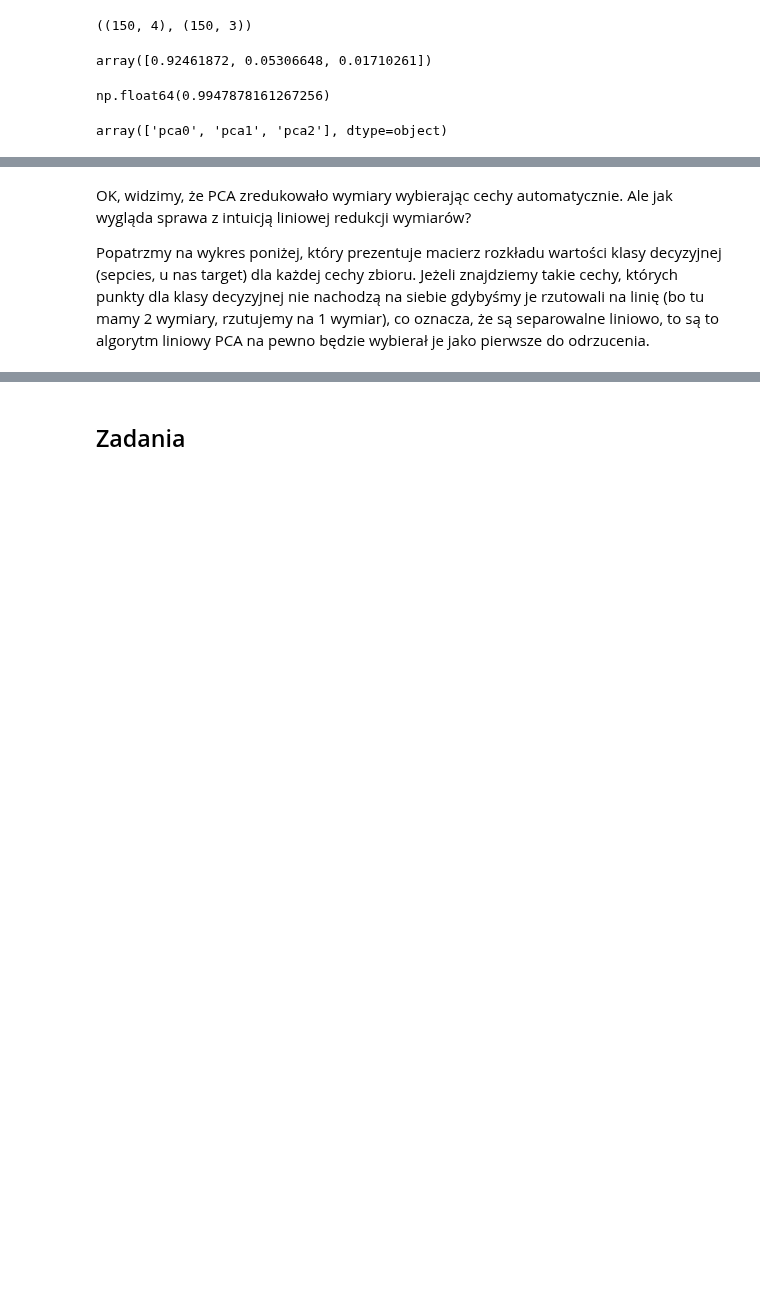
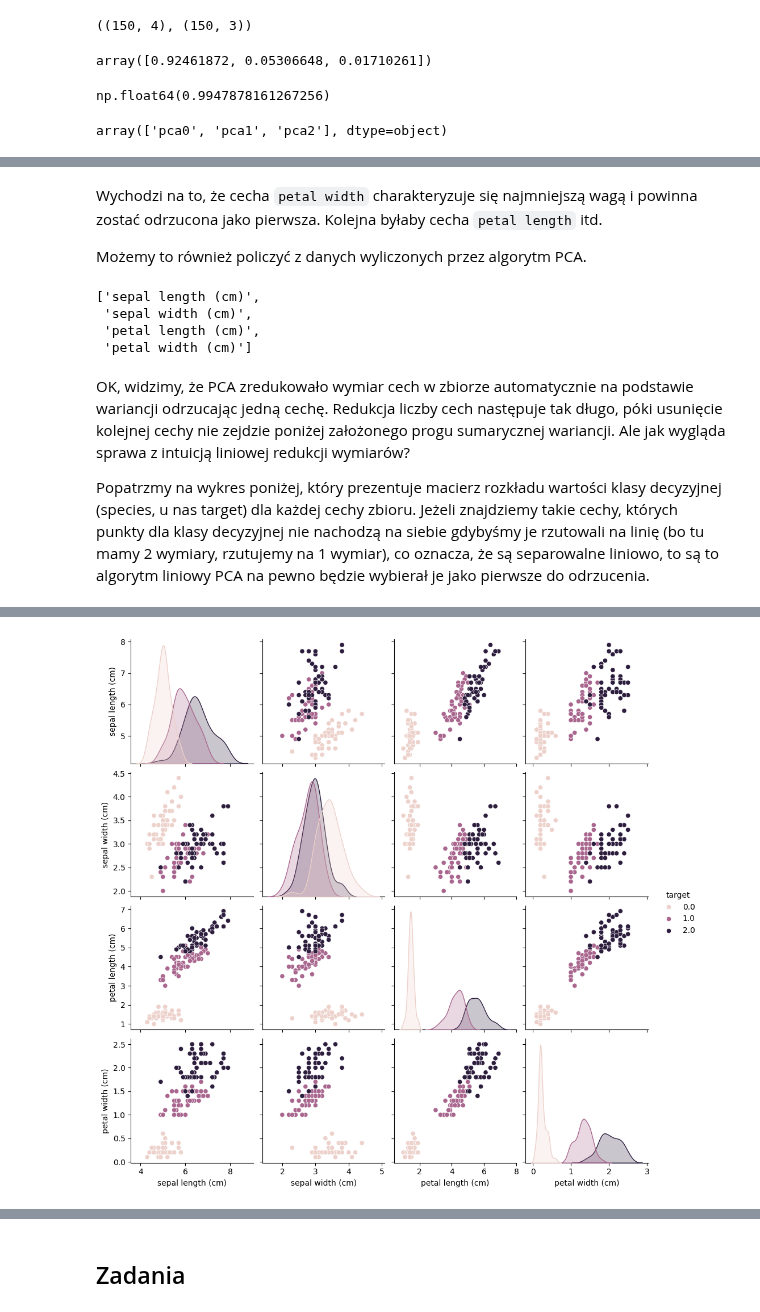
Before and after one commit to hdauharukava/swps-metody-analizy-danych, a Jupyter notebook: lab_11/lab_11.ipynb, the cells around one changed output, grey strips where cells are left out. Cells and saved outputs as stored; diff of their text form; code cells hidden in the pictures; blank space fills up the shorter version.

```diff
--- a/lab_11/lab_11.ipynb
+++ b/lab_11/lab_11.ipynb
@@ -276,0 +307,4 @@ array(['pca0', 'pca1', 'pca2'], dtype=object)
+# %% [markdown]
+Wychodzi na to, że cecha `petal width` charakteryzuje się najmniejszą wagą i powinna zostać odrzucona jako pierwsza. Kolejna byłaby cecha `petal length` itd.
+
+Możemy to również policzyć z danych wyliczonych przez algorytm PCA.
@@ -277,7 +314,14 @@ array(['pca0', 'pca1', 'pca2'], dtype=object)
+# %%
+pca.feature_names_in_[features_order].tolist()
+# %% [output]
+['sepal length (cm)',
+ 'sepal width (cm)',
+ 'petal length (cm)',
+ 'petal width (cm)']
 # %% [markdown]
-OK, widzimy, że PCA zredukowało wymiary wybierając cechy automatycznie. Ale jak wygląda sprawa z intuicją liniowej redukcji wymiarów?
+OK, widzimy, że PCA zredukowało wymiar cech w zbiorze automatycznie na podstawie wariancji odrzucając jedną cechę. Redukcja liczby cech następuje tak długo, póki usunięcie kolejnej cechy nie zejdzie poniżej założonego progu sumarycznej wariancji. Ale jak wygląda sprawa z intuicją liniowej redukcji wymiarów?
 
-Popatrzmy na wykres poniżej, który prezentuje macierz rozkładu wartości klasy decyzyjnej (sepcies, u nas target) dla każdej cechy zbioru. Jeżeli znajdziemy takie cechy, których punkty dla klasy decyzyjnej nie nachodzą na siebie gdybyśmy je rzutowali na linię (bo tu mamy 2 wymiary, rzutujemy na 1 wymiar), co oznacza, że są separowalne liniowo, to są to algorytm liniowy PCA na pewno będzie wybierał je jako pierwsze do odrzucenia.
+Popatrzmy na wykres poniżej, który prezentuje macierz rozkładu wartości klasy decyzyjnej (species, u nas target) dla każdej cechy zbioru. Jeżeli znajdziemy takie cechy, których punkty dla klasy decyzyjnej nie nachodzą na siebie gdybyśmy je rzutowali na linię (bo tu mamy 2 wymiary, rzutujemy na 1 wymiar), co oznacza, że są separowalne liniowo, to są to algorytm liniowy PCA na pewno będzie wybierał je jako pierwsze do odrzucenia.
 # %%
 import plotly.express as px
 
@@ -293,3 +337,11 @@ fig.update_traces(diagonal_visible=False)
 fig.show()
 # %% [output]
 [interactive output not drawn]
+# %%
+# ten sam (niemal) wykres, ale za pomocą biblioteki seaborn
+import seaborn as sns
+
+# Rename classes using the iris target names
+_ = sns.pairplot(iris_df, hue="target")
+# %% [output]
+[figure, added]
```
Also changed, not shown: parts of 25 cells of this notebook.
